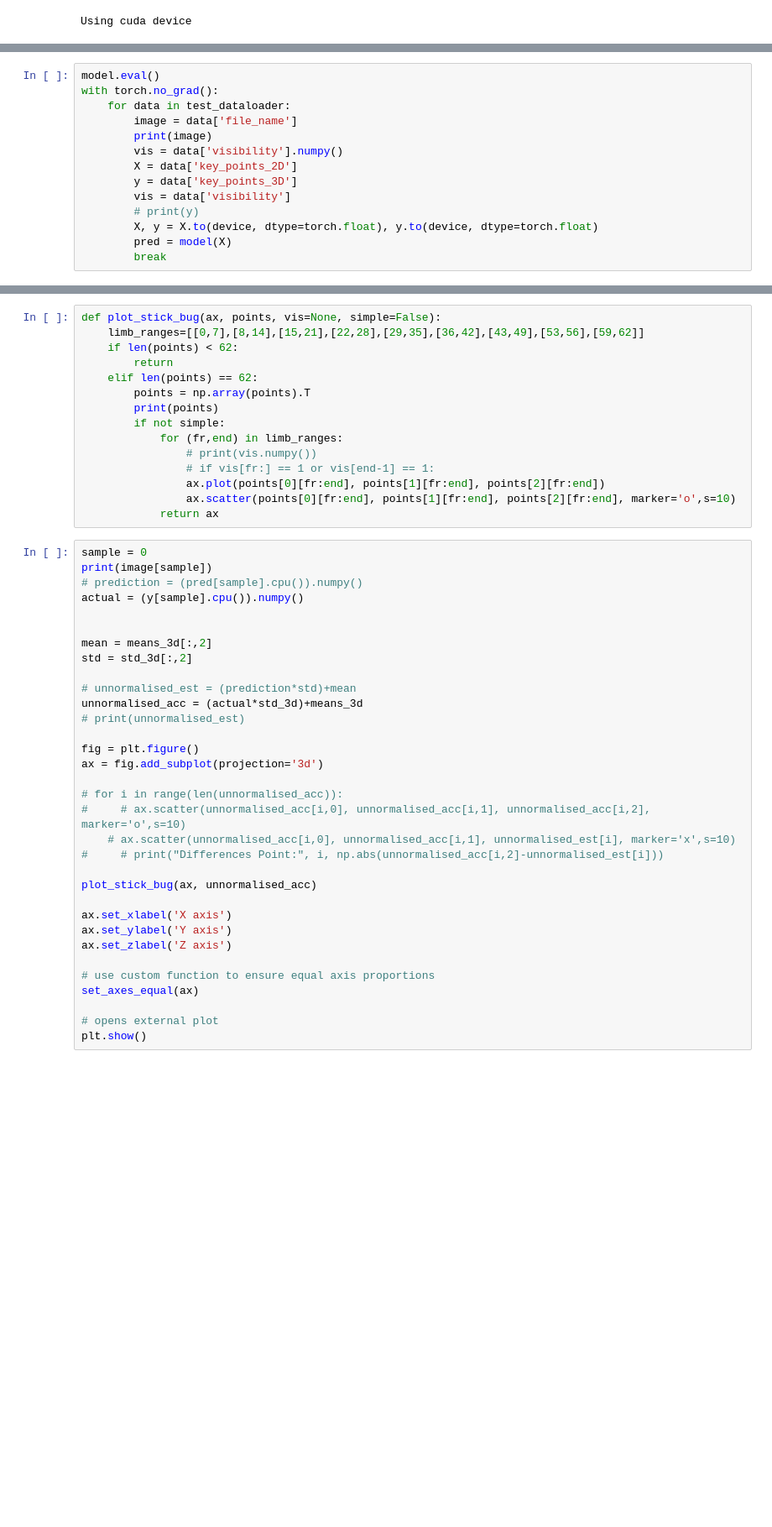
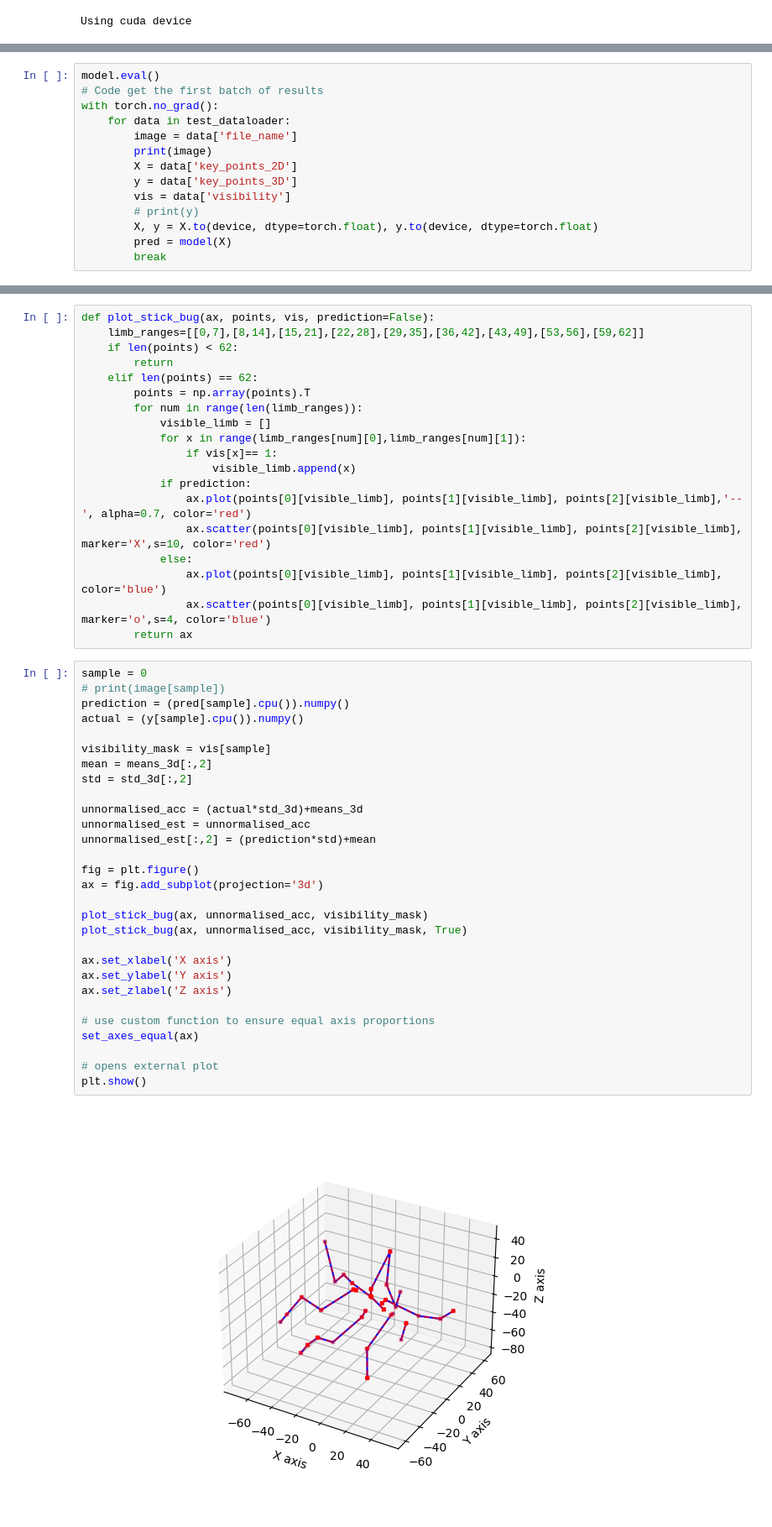
Before and after one commit to kane1204/3D-Pose-Estimation-Project, a Jupyter notebook: notebooks/lifting_method.ipynb, the cells around one changed output, grey strips where cells are left out. Shown at 84% size. Saved outputs shown, nothing was run; the diff lists cells and outputs as text; blank space fills up the shorter version.

```diff
--- a/notebooks/lifting_method.ipynb
+++ b/notebooks/lifting_method.ipynb
@@ -312,11 +320,11 @@ Validation Error:
 Done!
 # %%
 model.eval()
+# Code get the first batch of results
 with torch.no_grad():
     for data in test_dataloader:
         image = data['file_name']
         print(image)
-        vis = data['visibility'].numpy()
         X = data['key_points_2D']
         y = data['key_points_3D']
         vis = data['visibility']
@@ -327,48 +337,50 @@ with torch.no_grad():
 # %%
-def plot_stick_bug(ax, points, vis=None, simple=False):
+def plot_stick_bug(ax, points, vis, prediction=False):
     limb_ranges=[[0,7],[8,14],[15,21],[22,28],[29,35],[36,42],[43,49],[53,56],[59,62]]
     if len(points) < 62:
         return
     elif len(points) == 62:
         points = np.array(points).T
-        print(points)
-        if not simple:
-            for (fr,end) in limb_ranges:
-                # print(vis.numpy())
-                # if vis[fr:] == 1 or vis[end-1] == 1:
-                ax.plot(points[0][fr:end], points[1][fr:end], points[2][fr:end])
-                ax.scatter(points[0][fr:end], points[1][fr:end], points[2][fr:end], marker='o',s=10)
-            return ax
+        for num in range(len(limb_ranges)):
+            visible_limb = []
+            for x in range(limb_ranges[num][0],limb_ranges[num][1]):
+                if vis[x]== 1:
+                    visible_limb.append(x)
+            if prediction:
+                ax.plot(points[0][visible_limb], points[1][visible_limb], points[2][visible_limb],'--', alpha=0.7, color='red')
+                ax.scatter(points[0][visible_limb], points[1][visible_limb], points[2][visible_limb], marker='X',s=10, color='red')
+            else:
+                ax.plot(points[0][visible_limb], points[1][visible_limb], points[2][visible_limb], color='blue')
+                ax.scatter(points[0][visible_limb], points[1][visible_limb], points[2][visible_limb], marker='o',s=4, color='blue')
+        return ax
 # %%
 sample = 0
-print(image[sample])
-# prediction = (pred[sample].cpu()).numpy()
+# print(image[sample])
+prediction = (pred[sample].cpu()).numpy()
 actual = (y[sample].cpu()).numpy()
 
-
+visibility_mask = vis[sample]
 mean = means_3d[:,2]
 std = std_3d[:,2]
 
-# unnormalised_est = (prediction*std)+mean
 unnormalised_acc = (actual*std_3d)+means_3d
-# print(unnormalised_est)
+unnormalised_est = unnormalised_acc
+unnormalised_est[:,2] = (prediction*std)+mean
 
 fig = plt.figure()
 ax = fig.add_subplot(projection='3d')
 
-# for i in range(len(unnormalised_acc)):
-#     # ax.scatter(unnormalised_acc[i,0], unnormalised_acc[i,1], unnormalised_acc[i,2], marker='o',s=10)
-    # ax.scatter(unnormalised_acc[i,0], unnormalised_acc[i,1], unnormalised_est[i], marker='x',s=10)
-#     # print("Differences Point:", i, np.abs(unnormalised_acc[i,2]-unnormalised_est[i]))
-
-plot_stick_bug(ax, unnormalised_acc)
+plot_stick_bug(ax, unnormalised_acc, visibility_mask)
+plot_stick_bug(ax, unnormalised_acc, visibility_mask, True)
 
 ax.set_xlabel('X axis')
 ax.set_ylabel('Y axis')
 ax.set_zlabel('Z axis')
 
 # use custom function to ensure equal axis proportions
 set_axes_equal(ax)
 
 # opens external plot
 plt.show()
+# %% [output]
+[figure, added]
```
Also changed, not shown: parts of 4 cells of this notebook, 1 other file.
